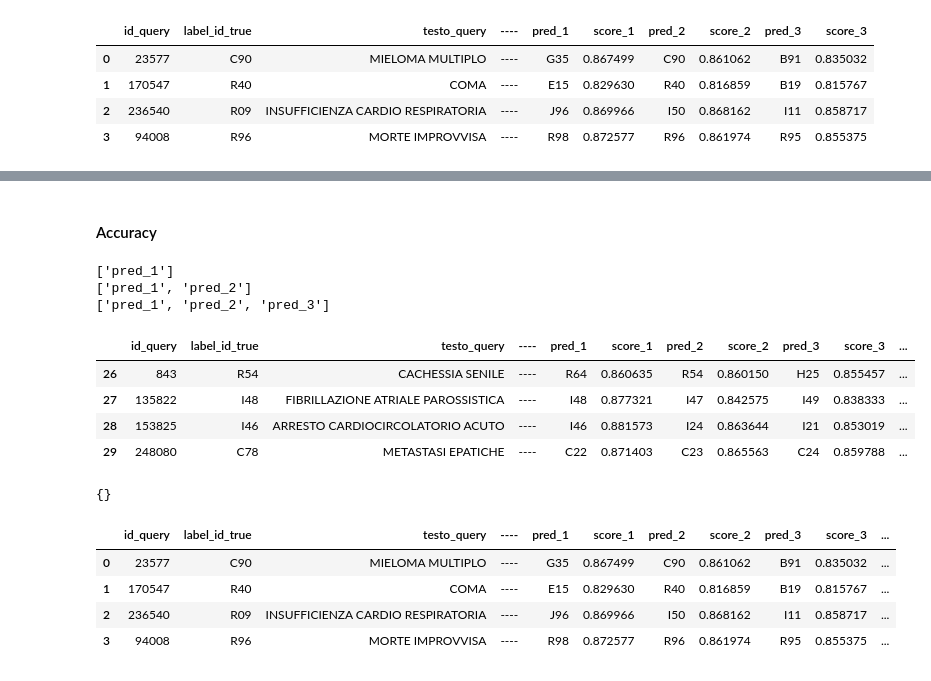
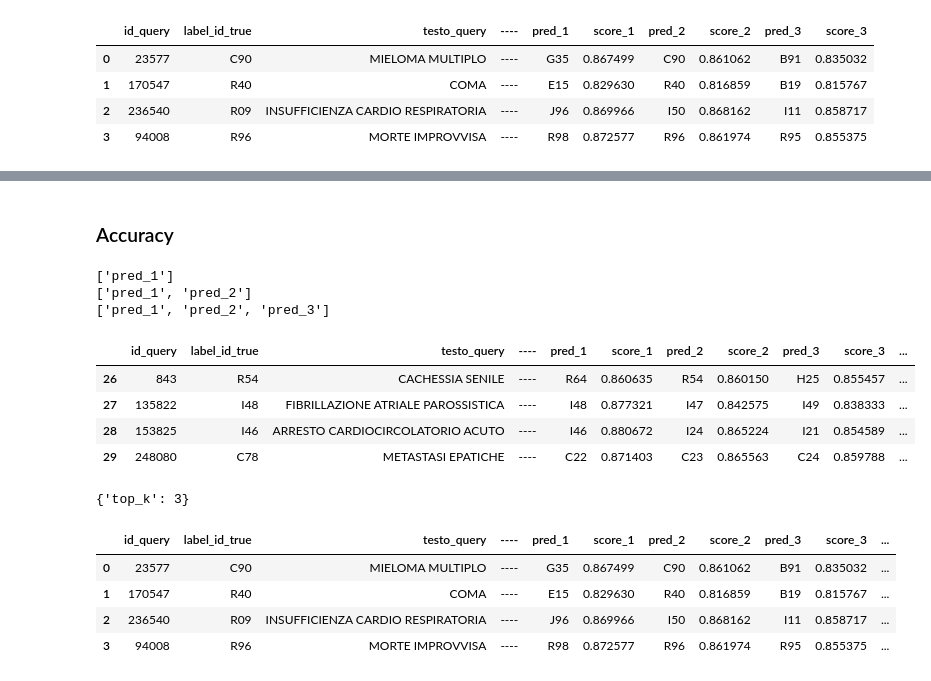
Before and after one commit to istat-methodology/semantic-search, a Jupyter notebook: notebooks/test-semantic-on-medical_data.ipynb, the cells around one changed output, grey strips where cells are left out. Drawn from its saved outputs; the diff is of its cells as text; code cells hidden in the pictures.

```diff
--- a/notebooks/test-semantic-on-medical_data.ipynb
+++ b/notebooks/test-semantic-on-medical_data.ipynb
@@ -478,9 +471,9 @@ out_df.attrs
 # %% [markdown]
-#### Accuracy
+### Accuracy
 # %%
 # top_k definito prima di retrieve_topk_df, deve essere lo stesso qui
-
-for n in range(1, top_k + 1):
+k=3
+for n in range(1, k + 1):
     pred_cols = [f"pred_{r}" for r in range(1, n + 1)]
     print(pred_cols)
 # %% [output]
@@ -488,19 +481,20 @@ for n in range(1, top_k + 1):
 ['pred_1', 'pred_2']
 ['pred_1', 'pred_2', 'pred_3']
 # %%
-for n in range(1, top_k + 1):
+k
+for n in range(1, k + 1):
     pred_cols = [f"pred_{r}" for r in range(1, n + 1)]
     pred_df[f"hit@{n}"] = pred_df.apply(lambda row: row['label_id_true'] in row[pred_cols].values, axis=1)
 
 pred_df.tail(4)
 # %% [output]
 |  | id_query | label_id_true | testo_query | ---- | pred_1 | score_1 | pred_2 | score_2 | pred_3 | score_3 | ... |
 | 26 | 843 | R54 | CACHESSIA SENILE | ---- | R64 | 0.860635 | R54 | 0.860150 | H25 | 0.855457 | ... |
 | 27 | 135822 | I48 | FIBRILLAZIONE ATRIALE PAROSSISTICA | ---- | I48 | 0.877321 | I47 | 0.842575 | I49 | 0.838333 | ... |
-| 28 | 153825 | I46 | ARRESTO CARDIOCIRCOLATORIO ACUTO | ---- | I46 | 0.881573 | I24 | 0.863644 | I21 | 0.853019 | ... |
+| 28 | 153825 | I46 | ARRESTO CARDIOCIRCOLATORIO ACUTO | ---- | I46 | 0.880672 | I24 | 0.865224 | I21 | 0.854589 | ... |
 | 29 | 248080 | C78 | METASTASI EPATICHE | ---- | C22 | 0.871403 | C23 | 0.865563 | C24 | 0.859788 | ... |
 # %%
 pred_df.attrs
 # %% [output]
-{}
+{'top_k': 3}
 # %%
```
Also changed, not shown: parts of 13 cells of this notebook.
